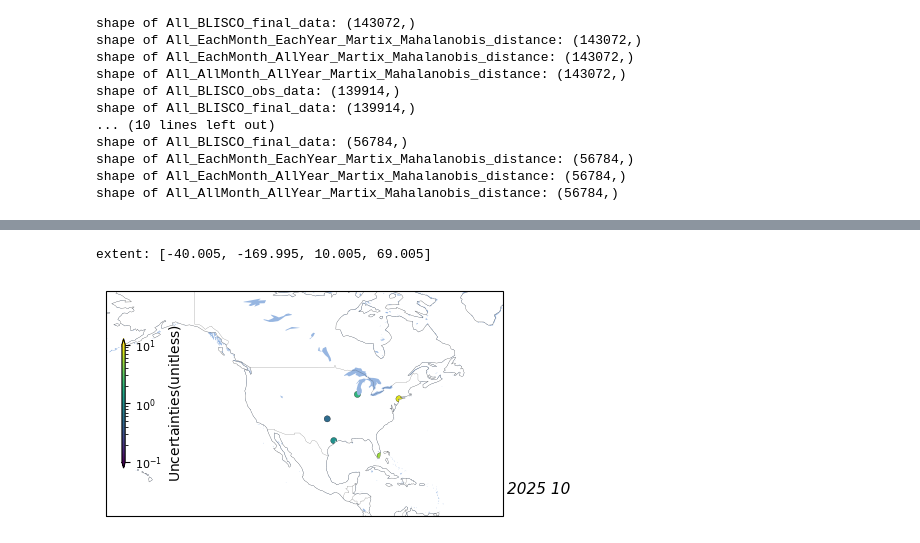
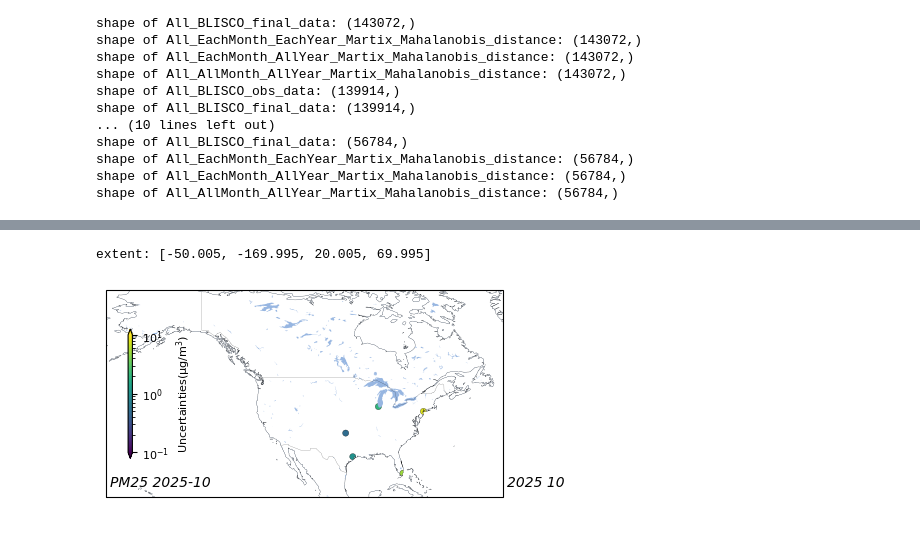
Before and after one commit to Siyuan-Shen/Mahalanobis_Uncertainty_Regional_Composition, a Jupyter notebook: mahalabobis_distance_uncertainty_test.ipynb, the cells around one changed output, grey strips where cells are left out. Drawn from its saved outputs; the diff is of its cells as text; code cells hidden in the pictures.

```diff
--- a/mahalabobis_distance_uncertainty_test.ipynb
+++ b/mahalabobis_distance_uncertainty_test.ipynb
@@ -1645,36 +1646,38 @@ import matplotlib.ticker as tick
 
 MONTH = ['Jan', 'Feb', 'Mar','Apr','May','Jun','Jul','Aug','Sep','Oct','Nov','Dec']
 ax = plt.axes(projection=ccrs.PlateCarree())
-extent = [10.005,69.005,-40.005,-169.995]
+extent = [20.005,69.995,-50.005,-169.995]
 extent = [extent[2],extent[3],extent[0],extent[1]]
 print('extent:', extent)
 ax.set_aspect(1.25)
 ax.set_extent(extent,crs=ccrs.PlateCarree())
 ax.add_feature(cfeat.NaturalEarthFeature('physical', 'ocean', '50m', edgecolor='none', facecolor='white'))
 ax.add_feature(cfeat.COASTLINE,linewidth = 0.15)
 ax.add_feature(cfeat.LAKES, linewidth   = 0.05)
 ax.add_feature(cfeat.BORDERS, linewidth = 0.1)
 
 ax.add_feature(cfeat.OCEAN)
 
 #RMSE = round(np.sqrt(mean_squared_error(sitePM25[area_index, (yyyy[iyear]-1998)*12+mm[imonth]],
 #                                      pre_pm25_site[area_index])),2)
 #R2 = round(linear_regression(sitePM25[area_index, (yyyy[iyear]-1998)*12+mm[imonth]],pre_pm25_site[area_index]),2)
 #ax.text(extent[2], extent[1]-0.1*abs(extent[1]), '$R^2 = $' + str(R2), style='italic', fontsize=12)
 #ax.text(extent[2], extent[1], '$RMSE = $' + str(RMSE), style='italic', fontsize=12)
 
-ax.text(extent[0]+0.01*abs(extent[1]-extent[0]),extent[2]+0.10*abs(extent[3]-extent[2]),'{} {}'.format(2025,'10'), style='italic',fontsize = 11)
+ax.text(extent[0]+0.01*abs(extent[1]-extent[0]),extent[2]+0.05*abs(extent[3]-extent[2]),'{} {}'.format(2025,'10'), style='italic',fontsize = 10)
+ax.text(extent[1]+0.01*abs(extent[1]-extent[0]),extent[2]+0.05*abs(extent[3]-extent[2]),'{} {}-{}'.format('PM25',2025,10), style='italic',fontsize = 10)
+
 lon_sites = [ -97.5164, -95.3698, -87.6298, -80.1918, -74.0060]
 lat_sites = [  35.4676,  29.7604,  41.8781,  25.7617,  40.7128]
 uncertainties_sites = [0.5, 1.0, 2.0, 5.0, 8.0]
 pcm = ax.scatter(lon_sites, lat_sites, c=uncertainties_sites, s=20, cmap='viridis', norm=colors.LogNorm(vmin=0.1, vmax=10), edgecolors='k', linewidths=0.2, transform=ccrs.PlateCarree())
 # Global colorbar parameters fraction=0.35, pad=-1.63, shrink=0.5, aspect=50.0
-cbar = plt.colorbar(pcm, location = 'right', fraction=0.15, shrink=0.35, aspect=40.0, anchor=(-5.7,0.5), orientation='vertical', extend='both')
+cbar = plt.colorbar(pcm, location = 'right', fraction=0.15, shrink=0.35, aspect=30.0, anchor=(-5.7,0.5), orientation='vertical', extend='both')
 cbar.ax.tick_params(labelsize=8)
 
-cbar.set_label('Uncertainties' + '' + r'$\rm{(unitless)}$', fontsize=10)
+cbar.set_label('Uncertainties' + '' + r'$\rm{(\mu g/m^3)}$',size=8)
 cbar.ax.xaxis.set_major_formatter(tick.FormatStrFormatter('%.3f'))
 plt.show()
 # %% [output]
-extent: [-40.005, -169.995, 10.005, 69.005]
+extent: [-50.005, -169.995, 20.005, 69.995]
-[figure, old version]
+[figure, new version]
```
Also changed, not shown: parts of 19 cells of this notebook, 10 other files.
